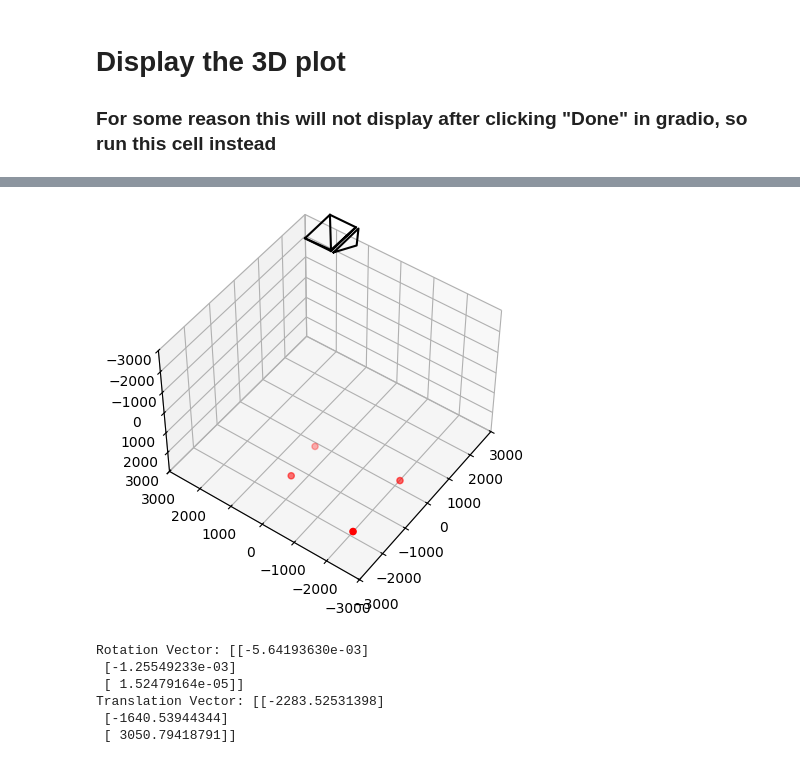
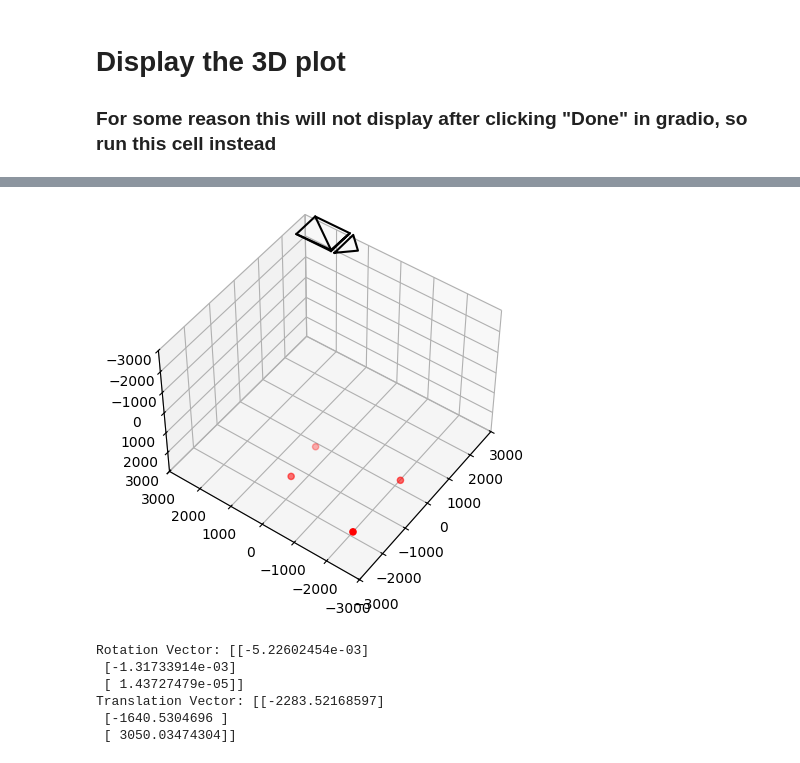
Before and after one commit to Tiromachelan/camera-pose-estimator, a Jupyter notebook: camera_pose.ipynb, the cells around one changed output, grey strips where cells are left out. Saved outputs shown, nothing was run; the diff lists cells and outputs as text; code cells hidden in the pictures.

```diff
--- a/camera_pose.ipynb
+++ b/camera_pose.ipynb
@@ -384,14 +322,0 @@ def extractExtrinsicParametersFromHomography(Phi, Lambda_inverse):
-# %%
-# object is 18 1/2 x 11
-refrencePoints = [[0,0],
-                  [0,18.5],
-                  [11,18.5],
-                  [11,0]]
-h, mask = cv.findHomography(np.array(refrencePoints), np.array(selected_points))
-print(h)
-# Read camera matrix and distortion coefficients from json
-with open('calibration.json', 'r') as f:
-  calib_data = json.load(f)
-mtx = np.array(calib_data['camera_matrix'], dtype=np.float32)
-
-print(camera_matrix)
@@ -568,7 +323,7 @@ plt.show()
 # %%
 class Visualizer:
     def visualize(rotation_vector, translation_vector):
-        sensor_size = (4608, 3456) # maybe change this in case the images are different sizes?
+        sensor_size = (3456,4608) # maybe change this in case the images are different sizes?
         virtual_image_distance = .8
         with open("calibration.json", "r") as file:
             views = json.load(file)
@@ -637,37 +392,37 @@ class Visualizer:
 
             mid_x = (all_points[:,0].max()+all_points[:,0].min()) * 0.5
             mid_y = (all_points[:,1].max()+all_points[:,1].min()) * 0.5
             mid_z = (all_points[:,2].max()+all_points[:,2].min()) * 0.5
 
             spaceSize = 3000
 
             ax.set_xlim(-spaceSize, spaceSize)
             ax.set_ylim(-spaceSize, spaceSize)
             ax.set_zlim(-spaceSize, spaceSize)
 
             # Set initial view based on translation vector
             # The elev and azim angles are in degrees
             elev = np.arctan2(tau[2,0], np.sqrt(tau[0,0]**2 + tau[1,0]**2)) * 180/np.pi
             azim = np.arctan2(tau[1,0], tau[0,0]) * 180/np.pi
             ax.view_init(elev=elev, azim=azim)
 
 
         ax.invert_zaxis() # It looks upside down without this
         #plt.savefig("pose_plot.png")
         #display(Image(filename="pose_plot.png"))
 
 
         plt.show()
         print(f"Rotation Vector: {rotation_vector}")
         print(f"Translation Vector: {translation_vector}")
 
 rotation_vector, translation_vector = estimate_pose_opencv()
 Visualizer.visualize(rotation_vector, translation_vector)
 # %% [output]
-[figure, old version]
+[figure, new version]
-Rotation Vector: [[-5.64193630e-03]
- [-1.25549233e-03]
- [ 1.52479164e-05]]
-Translation Vector: [[-2283.52531398]
- [-1640.53944344]
- [ 3050.79418791]]
+Rotation Vector: [[-5.22602454e-03]
+ [-1.31733914e-03]
+ [ 1.43727479e-05]]
+Translation Vector: [[-2283.52168597]
+ [-1640.5304696 ]
+ [ 3050.03474304]]
```
Also changed, not shown: parts of 8 cells of this notebook.
